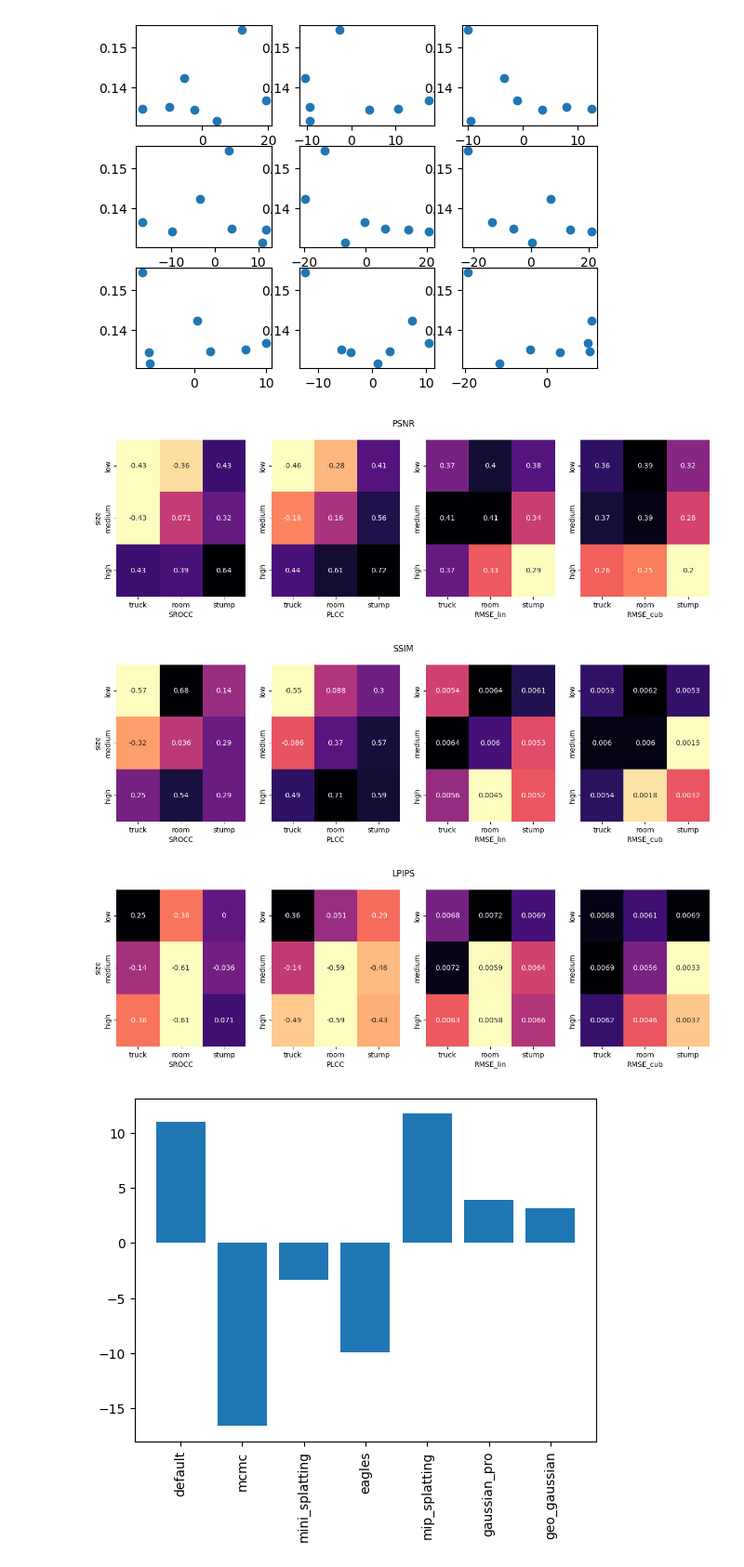
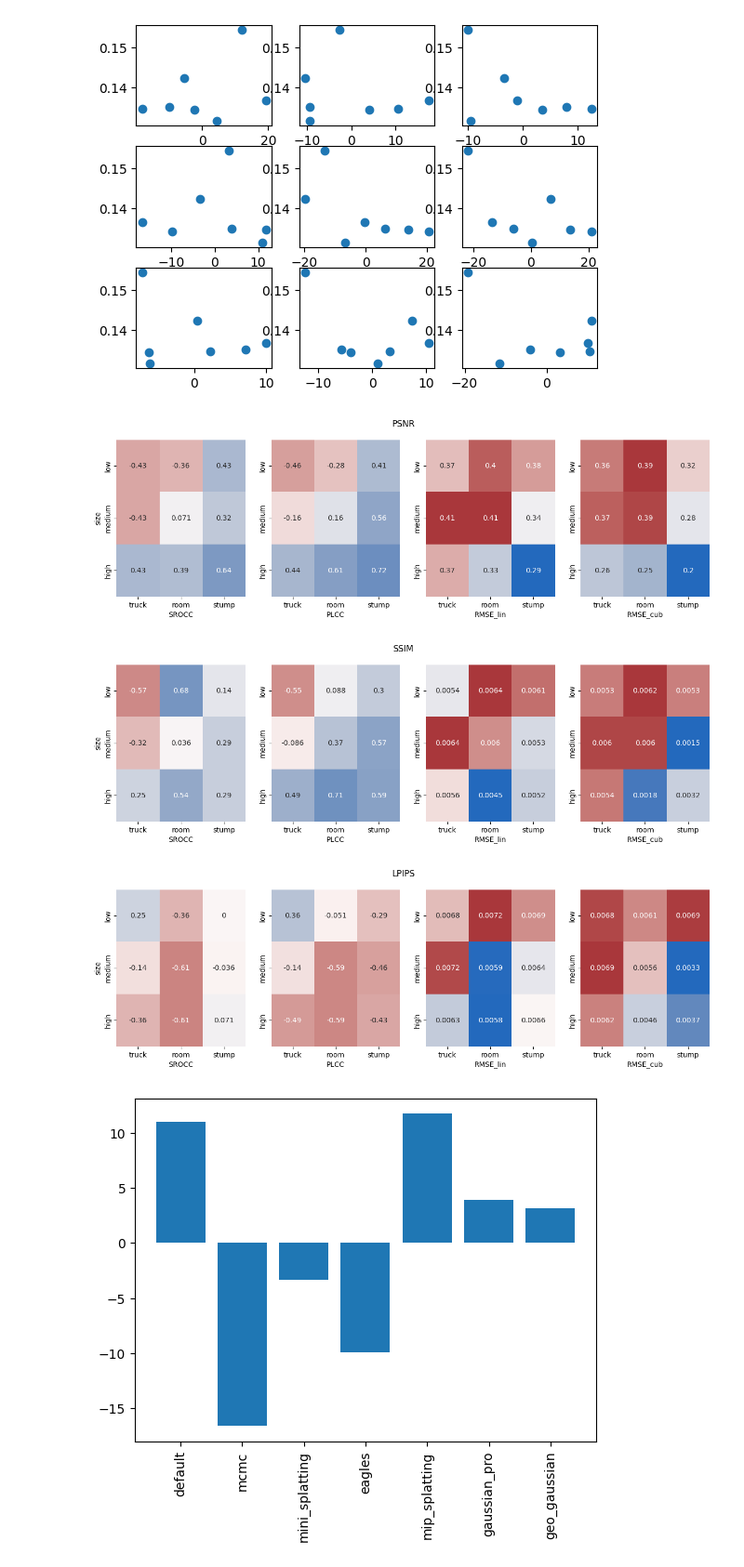
Before and after one commit to PaulErpen/final-data-analysis, a Jupyter notebook: joint-data-analysis.ipynb, the cells around one changed output. Shown at 93% size. Saved outputs shown, nothing was run; the diff lists cells and outputs as text; code cells hidden in the pictures.

Commit message:
Refine visualizations

```diff
--- a/joint-data-analysis.ipynb
+++ b/joint-data-analysis.ipynb
@@ -136,39 +136,41 @@ def plot_heatmap_for_metrics(dataframe: pd.DataFrame, title: str):
 
     for i, metric in enumerate(metrics):
         df_pivot = dataframe[[metric, "size", "dataset"]]
         df_pivot = pd.pivot(
             df_pivot, columns=["dataset"], index=["size"], values=[metric]
         )
         df_pivot.columns = df_pivot.columns.map(lambda x: x[1])
         df_pivot.index = pd.CategoricalIndex(
             df_pivot.index, categories=["low", "medium", "high"], ordered=True
         )
         df_pivot.sort_index(inplace=True)
-        cmap = sns.color_palette("magma", as_cmap=True).reversed()
-        # if "RMSE" in metric:
-        #    cmap = cmap.reversed()
+        cmap = sns.color_palette("vlag", as_cmap=True).reversed()
+        if "RMSE" in metric:
+           cmap = cmap.reversed()
         sns.heatmap(
             df_pivot[["truck", "room", "stump"]],
             annot=True,
             ax=axs[i],
             cbar=False,
             cmap=cmap,
+            vmin=None if "RMSE" in metric else -1,
+            vmax=None if "RMSE" in metric else 1,
         )
         axs[i].set_xlabel(metric)
         if i > 0:
             axs[i].set_ylabel("")
 
     fig.suptitle(title)
     plt.show()
 
 
 plot_heatmap_for_metrics(df_psnr, "PSNR")
 plot_heatmap_for_metrics(df_ssim, "SSIM")
 plot_heatmap_for_metrics(df_lpips, "LPIPS")
 # %% [output]
-[figure, old version]
+[figure, new version]
-[figure, old version]
+[figure, new version]
-[figure, old version]
+[figure, new version]
 # %%
 from matplotlib import pyplot as plt
 
```
